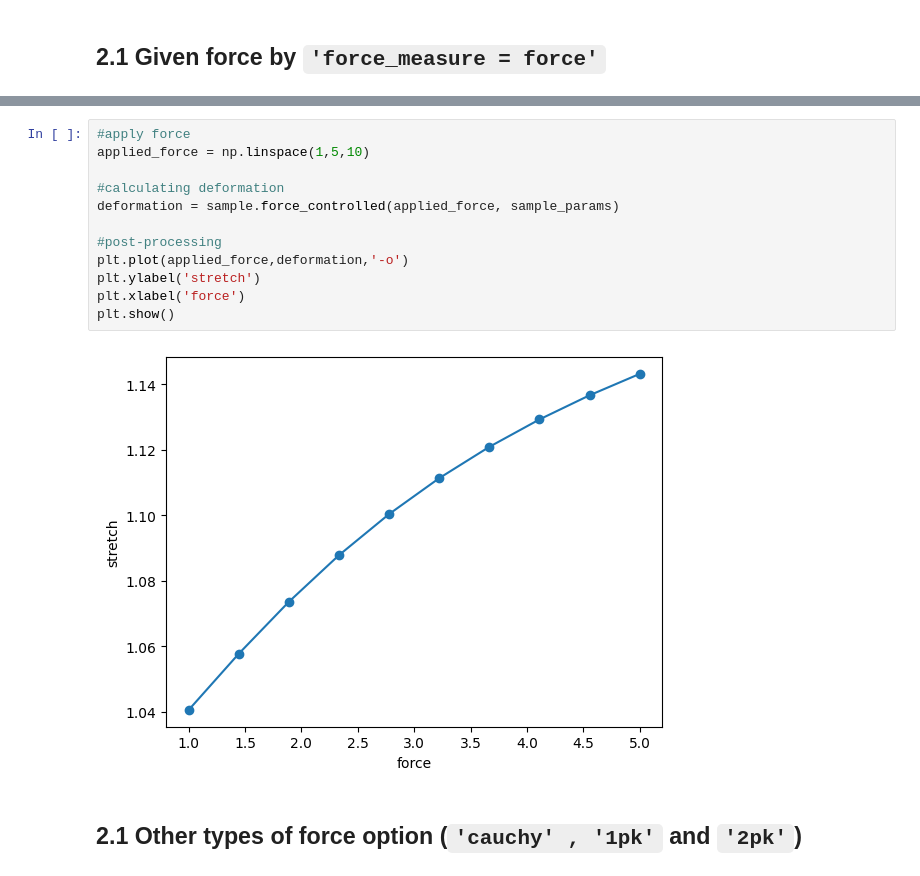
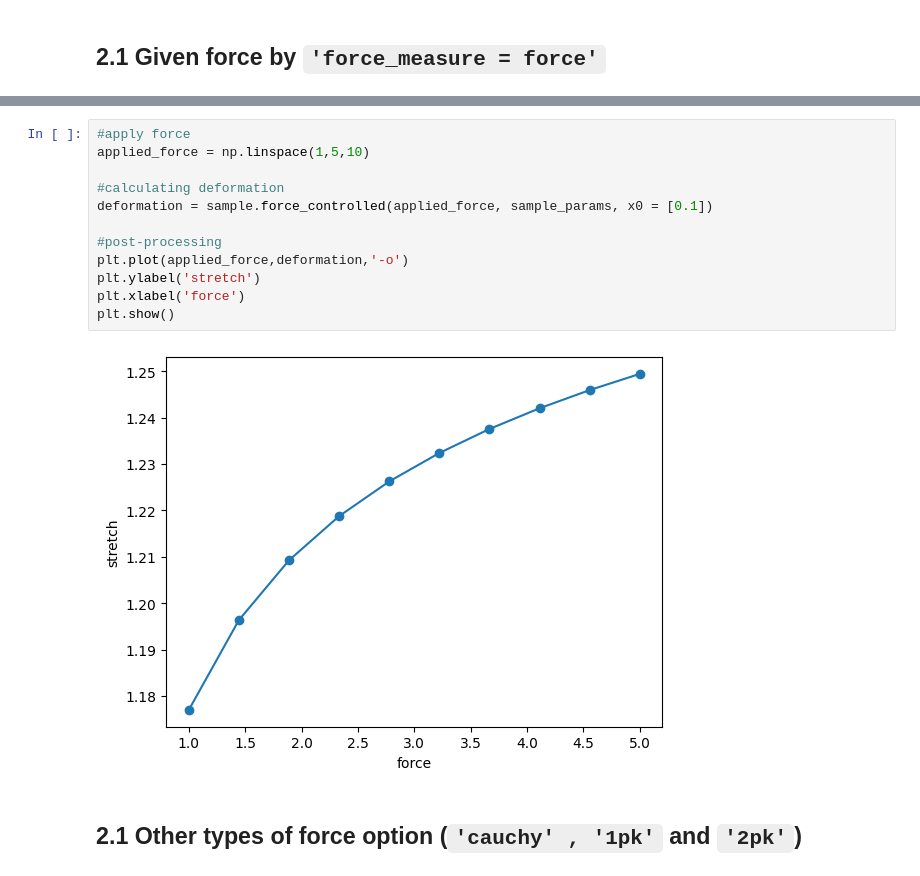
Before and after one commit to ankushaggarwal/pymecht, a Jupyter notebook: Examples/Uniaxial_extension.ipynb, the cells around one changed output, grey strips where cells are left out. Cells and saved outputs as stored; diff of their text form.

```diff
--- a/Examples/Uniaxial_extension.ipynb
+++ b/Examples/Uniaxial_extension.ipynb
@@ -160,17 +178,17 @@ k3_1              0.10        No          0.00        0.33
 # %%
 #apply force
 applied_force = np.linspace(1,5,10)
 
 #calculating deformation
-deformation = sample.force_controlled(applied_force, sample_params)
+deformation = sample.force_controlled(applied_force, sample_params, x0 = [0.1])
 
 #post-processing
 plt.plot(applied_force,deformation,'-o')
 plt.ylabel('stretch')
 plt.xlabel('force')
 plt.show()
 # %% [output]
-[figure, old version]
+[figure, new version]
 # %% [markdown]
 ## 2.1 Other types of force option (`'cauchy' , '1pk'` and `'2pk'`)
 # %% [markdown]
```
Also changed, not shown: parts of 16 cells of this notebook.
